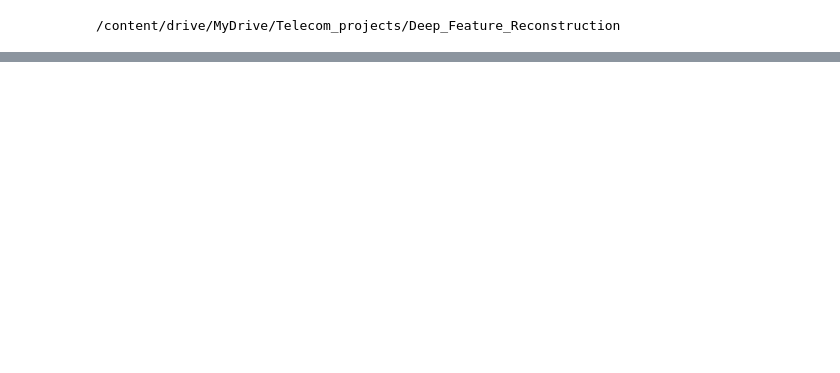
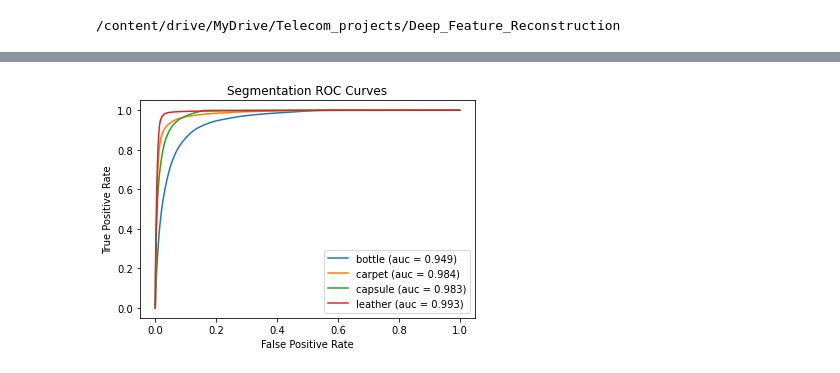
Before and after one commit to ArnaudBru/anomaly-detection, a Jupyter notebook: DFR/DFR.ipynb, the cells around one changed output, grey strips where cells are left out. Drawn from its saved outputs; the diff is of its cells as text; code cells hidden in the pictures; blank space fills up the shorter version.

Commit message:
segmentation

```diff
--- a/DFR/DFR.ipynb
+++ b/DFR/DFR.ipynb
@@ -142,0 +302,19 @@ pro auc (30% FPR): 0.8916696818241256
+# %%
+auc_scores = []
+categories = predictions.keys()
+
+plt.xlabel("False Positive Rate")
+plt.ylabel("True Positive Rate")
+
+for category in predictions:
+    fpr = predictions[category]['seg_fpr']
+    tpr = predictions[category]['seg_tpr']
+    auc_scores.append(round(auc(fpr, tpr), 3))
+    plt.plot(fpr, tpr)
+
+plt.legend([cat + f' (auc = {auc})' for cat, auc in zip(categories, auc_scores)])
+plt.title("Segmentation ROC Curves")
+plt.savefig("segmentation_roc.png")
+plt.show()
+# %% [output]
+[figure, added]
```
Also changed, not shown: parts of 17 cells of this notebook, 18 other files.
